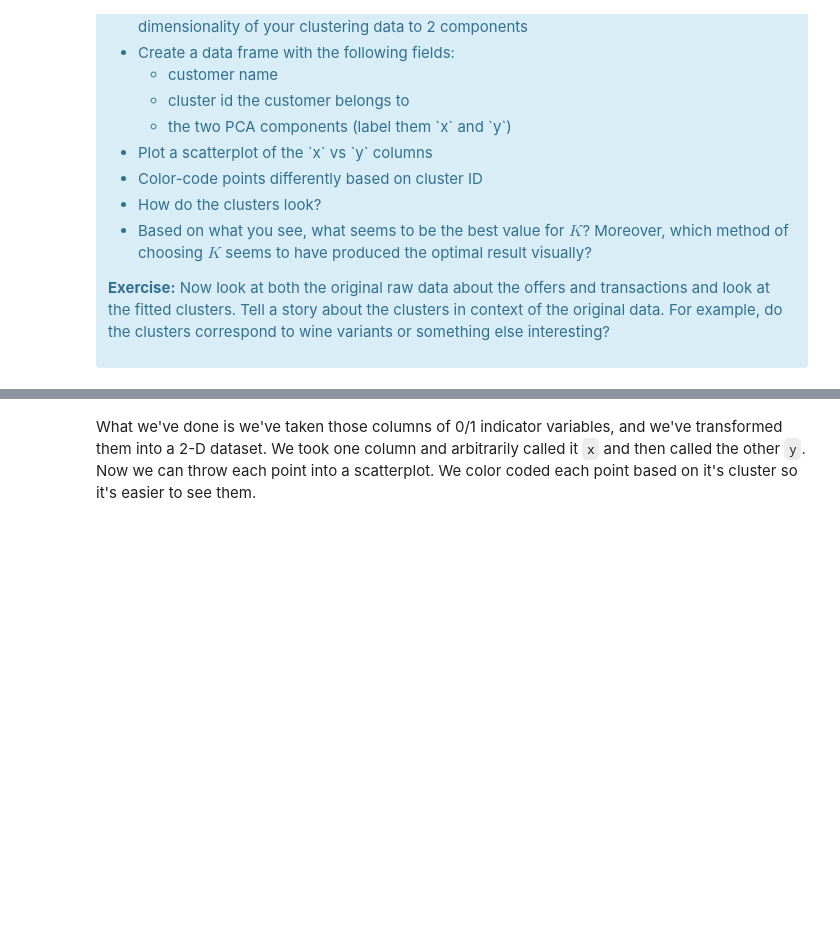
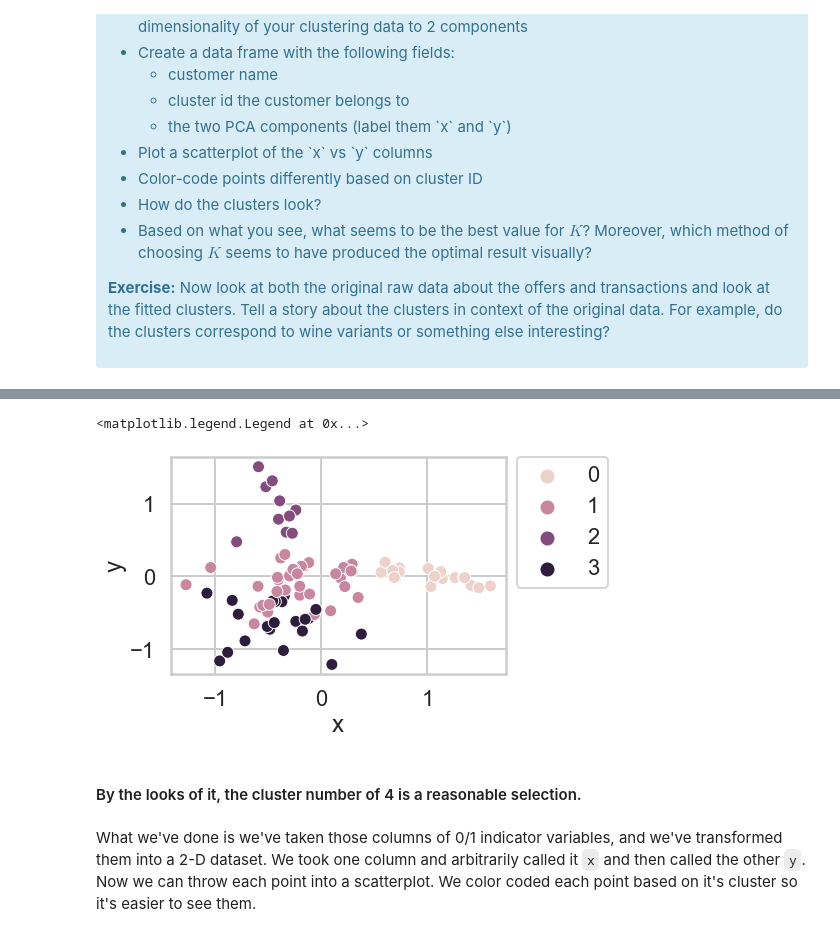
Before and after one commit to hayriizgi/Springboard, a Jupyter notebook: 15_Unsupervised_Learning/15_6_Principal_Components_Analysis_and_Clustering/Clustering Case Study - Customer Segmentation with K-Means - Tier 3.ipynb, the cells around one changed output, grey strips where cells are left out. Saved outputs shown, nothing was run; the diff lists cells and outputs as text; code cells hidden in the pictures; blank space fills up the shorter version.

```diff
--- a/15_Unsupervised_Learning/15_6_Principal_Components_Analysis_and_Clustering/Clustering Case Study - Customer Segmentation with K-Means - Tier 3.ipynb
+++ b/15_Unsupervised_Learning/15_6_Principal_Components_Analysis_and_Clustering/Clustering Case Study - Customer Segmentation with K-Means - Tier 3.ipynb
@@ -447,0 +472,4 @@ This is only one use of PCA for dimension reduction. We can also use PCA when we
+# %%
+dict = {'customer_name':df1.index,'cluster_id':clusters,'x':principalComponents[:,0],'y':principalComponents[:,1]}
+new_df = pd.DataFrame(dict)
+new_df.head()
@@ -448,3 +483,11 @@ This is only one use of PCA for dimension reduction. We can also use PCA when we
+# %%
+sns.scatterplot(data=new_df,x=new_df['x'],y=new_df['y'],hue='cluster_id')
+plt.legend(bbox_to_anchor=(1, 1.05))
+# %% [output]
+<matplotlib.legend.Legend at 0x...>
+[figure, added]
+# %% [markdown]
+#### By the looks of it, the cluster number of 4 is a reasonable selection.
 # %% [markdown]
 What we've done is we've taken those columns of 0/1 indicator variables, and we've transformed them into a 2-D dataset. We took one column and arbitrarily called it `x` and then called the other `y`. Now we can throw each point into a scatterplot. We color coded each point based on it's cluster so it's easier to see them.
 # %% [markdown]
```
Also changed, not shown: parts of 18 cells of this notebook.
